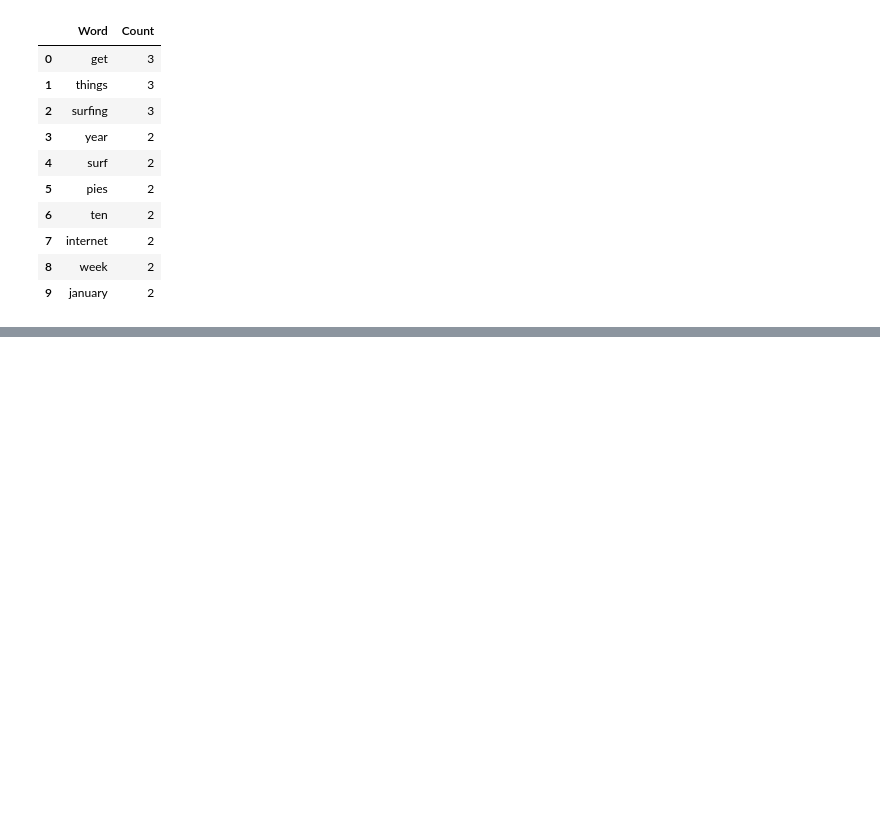
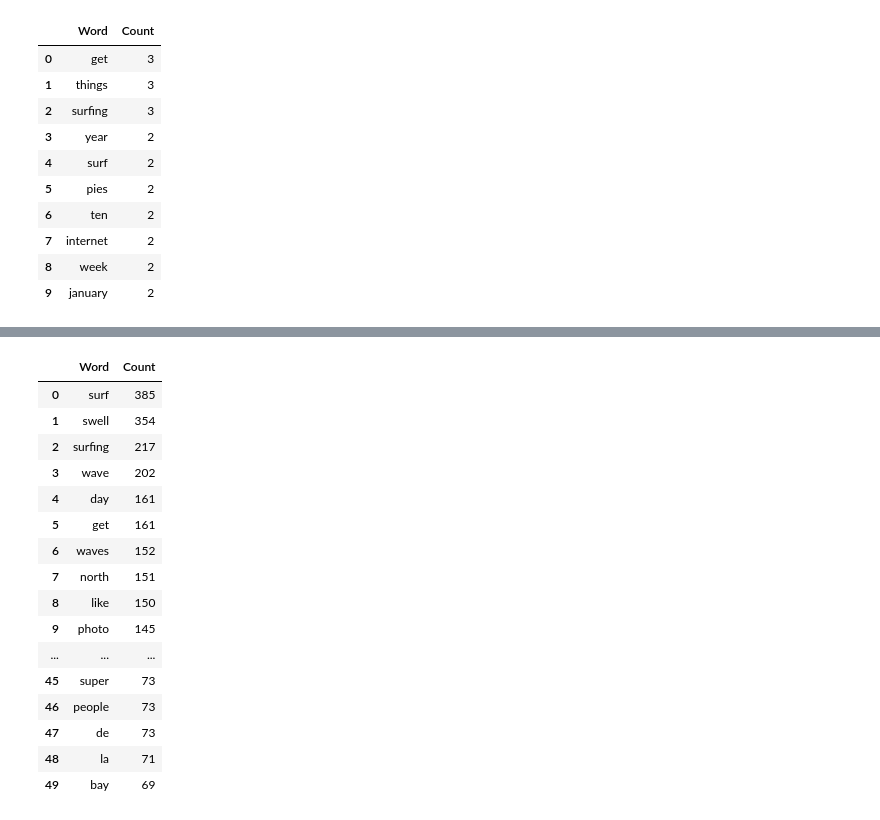
Before and after one commit to jaysueno/webscraping_surfline_blog, a Jupyter notebook: word_counter.ipynb, the cells around one changed output, grey strips where cells are left out. Saved outputs shown, nothing was run; the diff lists cells and outputs as text; code cells hidden in the pictures; blank space fills up the shorter version.

```diff
--- a/word_counter.ipynb
+++ b/word_counter.ipynb
@@ -88,0 +256,20 @@ df1
+# %%
+df1
+# %% [output]
+|  | Word | Count |
+| 0 | surf | 385 |
+| 1 | swell | 354 |
+| 2 | surfing | 217 |
+| 3 | wave | 202 |
+| 4 | day | 161 |
+| 5 | get | 161 |
+| 6 | waves | 152 |
+| 7 | north | 151 |
+| 8 | like | 150 |
+| 9 | photo | 145 |
+| ... | ... | ... |
+| 45 | super | 73 |
+| 46 | people | 73 |
+| 47 | de | 73 |
+| 48 | la | 71 |
+| 49 | bay | 69 |
```
Also changed, not shown: parts of 13 cells of this notebook, 5 other files.
